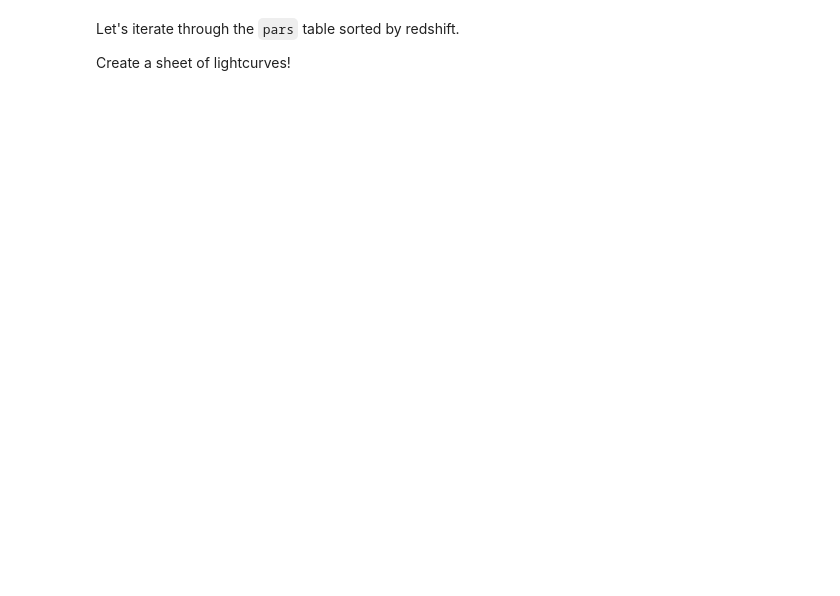
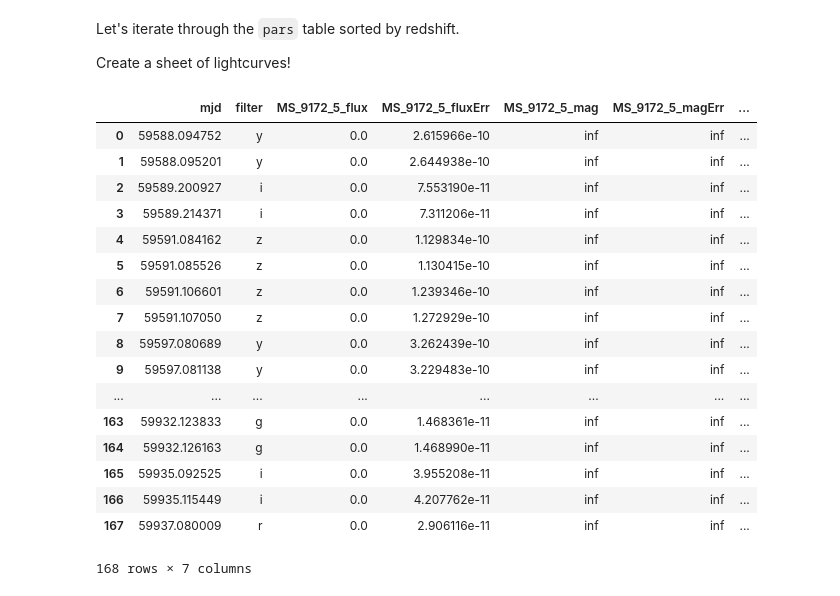
Before and after one commit to BrunoSanchez/run2_diaproc, a Jupyter notebook: notebooks/Untitled.ipynb, the cells around one changed output. Cells and saved outputs as stored; diff of their text form; code cells hidden in the pictures; blank space fills up the shorter version.

```diff
--- a/notebooks/Untitled.ipynb
+++ b/notebooks/Untitled.ipynb
@@ -27,6 +41,27 @@ Create a sheet of lightcurves!
 # %%
 times = lcs['mjd']
 filts = lcs['filter']
+# %%
+lcs[['mjd', 'filter', 'MS_9172_5_flux', 'MS_9172_5_fluxErr', 'MS_9172_5_mag', 'MS_9172_5_magErr', 'MS_9172_5_observed']]
+# %% [output]
+|  | mjd | filter | MS_9172_5_flux | MS_9172_5_fluxErr | MS_9172_5_mag | MS_9172_5_magErr | ... |
+| 0 | 59588.094752 | y | 0.0 | 2.615966e-10 | inf | inf | ... |
+| 1 | 59588.095201 | y | 0.0 | 2.644938e-10 | inf | inf | ... |
+| 2 | 59589.200927 | i | 0.0 | 7.553190e-11 | inf | inf | ... |
+| 3 | 59589.214371 | i | 0.0 | 7.311206e-11 | inf | inf | ... |
+| 4 | 59591.084162 | z | 0.0 | 1.129834e-10 | inf | inf | ... |
+| 5 | 59591.085526 | z | 0.0 | 1.130415e-10 | inf | inf | ... |
+| 6 | 59591.106601 | z | 0.0 | 1.239346e-10 | inf | inf | ... |
+| 7 | 59591.107050 | z | 0.0 | 1.272929e-10 | inf | inf | ... |
+| 8 | 59597.080689 | y | 0.0 | 3.262439e-10 | inf | inf | ... |
+| 9 | 59597.081138 | y | 0.0 | 3.229483e-10 | inf | inf | ... |
+| ... | ... | ... | ... | ... | ... | ... | ... |
+| 163 | 59932.123833 | g | 0.0 | 1.468361e-11 | inf | inf | ... |
+| 164 | 59932.126163 | g | 0.0 | 1.468990e-11 | inf | inf | ... |
+| 165 | 59935.092525 | i | 0.0 | 3.955208e-11 | inf | inf | ... |
+| 166 | 59935.115449 | i | 0.0 | 4.207762e-11 | inf | inf | ... |
+| 167 | 59937.080009 | r | 0.0 | 2.906116e-11 | inf | inf | ... |
+168 rows × 7 columns
 # %%
 from matplotlib.backends.backend_pdf import PdfPages
 from datetime import datetime
```
Also changed, not shown: parts of 8 cells of this notebook, 1 other file.
